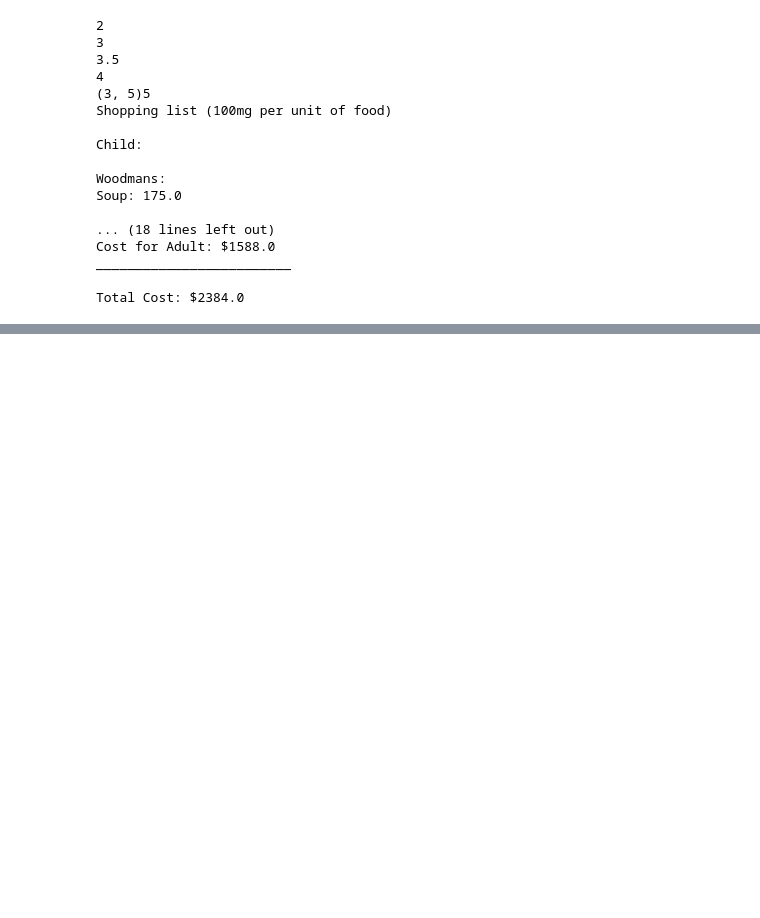
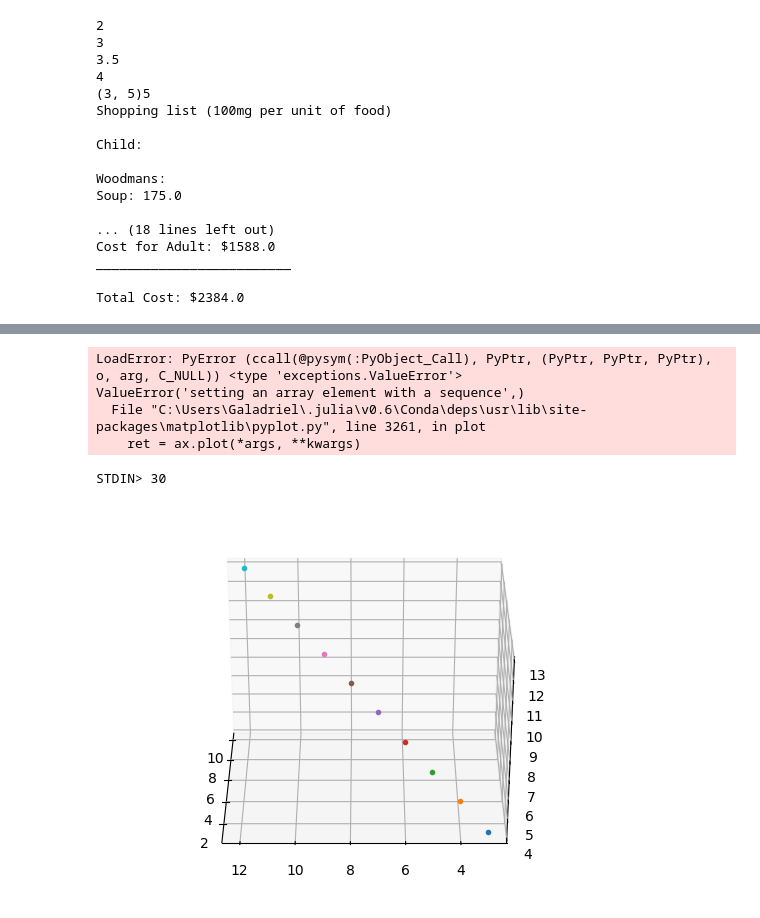
Before and after one commit to harish-veeramani/optimization-final-project, a Jupyter notebook: AnnieNotebook.ipynb, the cells around one changed output, grey strips where cells are left out. Drawn from its saved outputs; the diff is of its cells as text; code cells hidden in the pictures; blank space fills up the shorter version.

```diff
--- a/AnnieNotebook.ipynb
+++ b/AnnieNotebook.ipynb
@@ -288,0 +368,35 @@ grid()
+# %%
+using Plotly
+#Plotly.set_credentials_file({"username"=>"KilimAnnejaro","api_key"=>"Zly3AfhpNnBGLayk1REW"})
+Plotly.signin("KilimAnnejaro", "Zly3AfhpNnBGLayk1REW")
+data = [
+  [
+    "x" => ["2013-10-04 22:23:00", "2013-11-04 22:23:00", "2013-12-04 22:23:00"],
+    "y" => [1, 3, 6],
+    "type" => "scatter"
+  ]
+]
+response = plot(data, ["filename" => "date-axes", "fileopt" => "overwrite"])
+plot_url = response["url"]
+# %% [output]
+LoadError: PyError (ccall(@pysym(:PyObject_Call), PyPtr, (PyPtr, PyPtr, PyPtr), o, arg, C_NULL)) <type 'exceptions.ValueError'>
+ValueError('setting an array element with a sequence',)
+  File "C:\Users\Galadriel\.julia\v0.6\Conda\deps\usr\lib\site-packages\matplotlib\pyplot.py", line 3261, in plot
+    ret = ax.plot(*args, **kwargs)
+# %%
+using PyPlot
+
+fig = figure()
+ax = gca(projection="3d")
+
+theAngle = chomp(readline())
+theActualAngle = parse(Float64,theAngle)
+for i=1:10
+    X=i; Y=i+2; Z = i+3
+    plot3D([X],[Y],[Z], ".")
+    ax[:view_init](theActualAngle, 180)
+    sleep(2)
+end
+# %% [output]
+STDIN> 30
+[figure, added]
```
Also changed, not shown: parts of 6 cells of this notebook, 1 other file.
